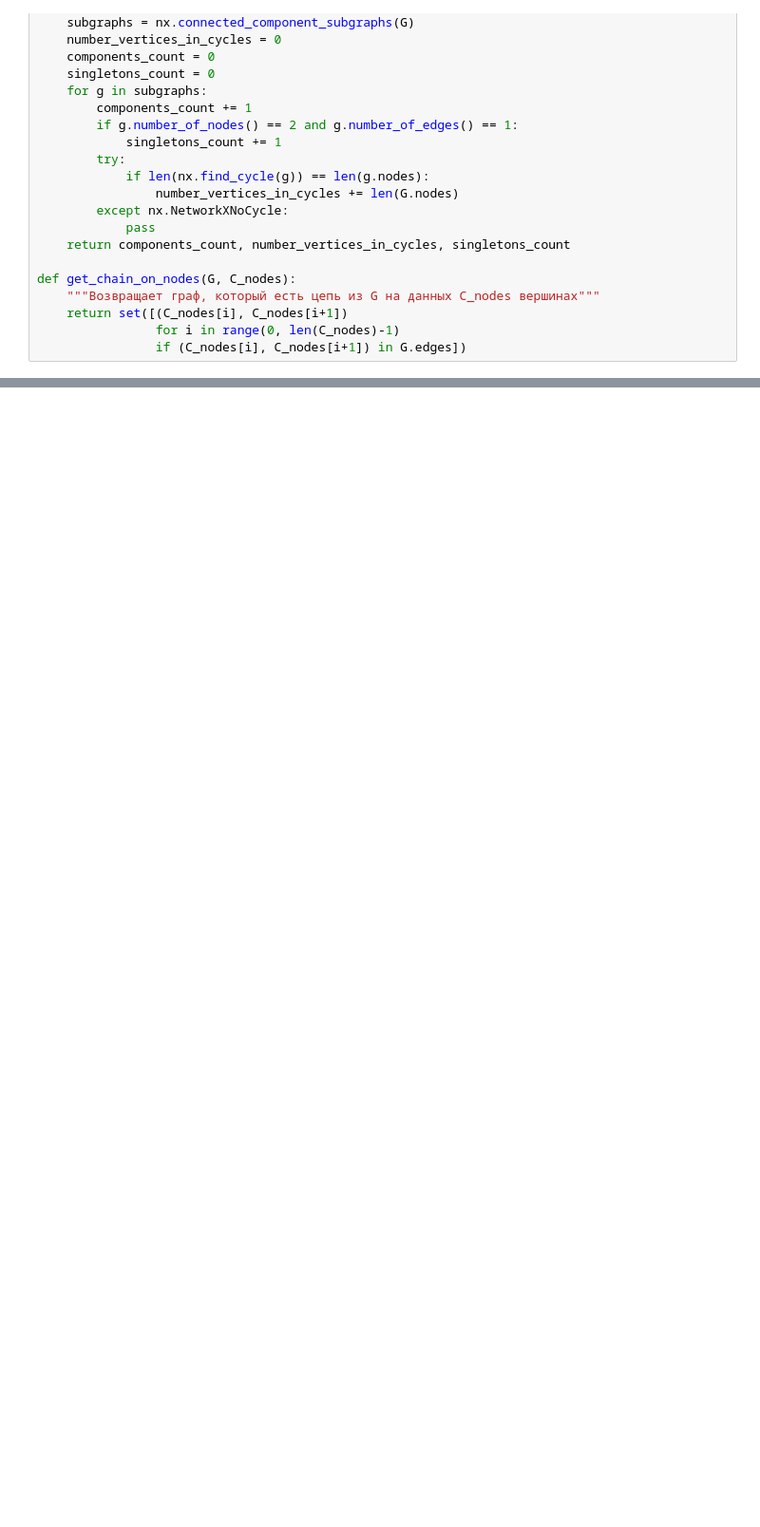
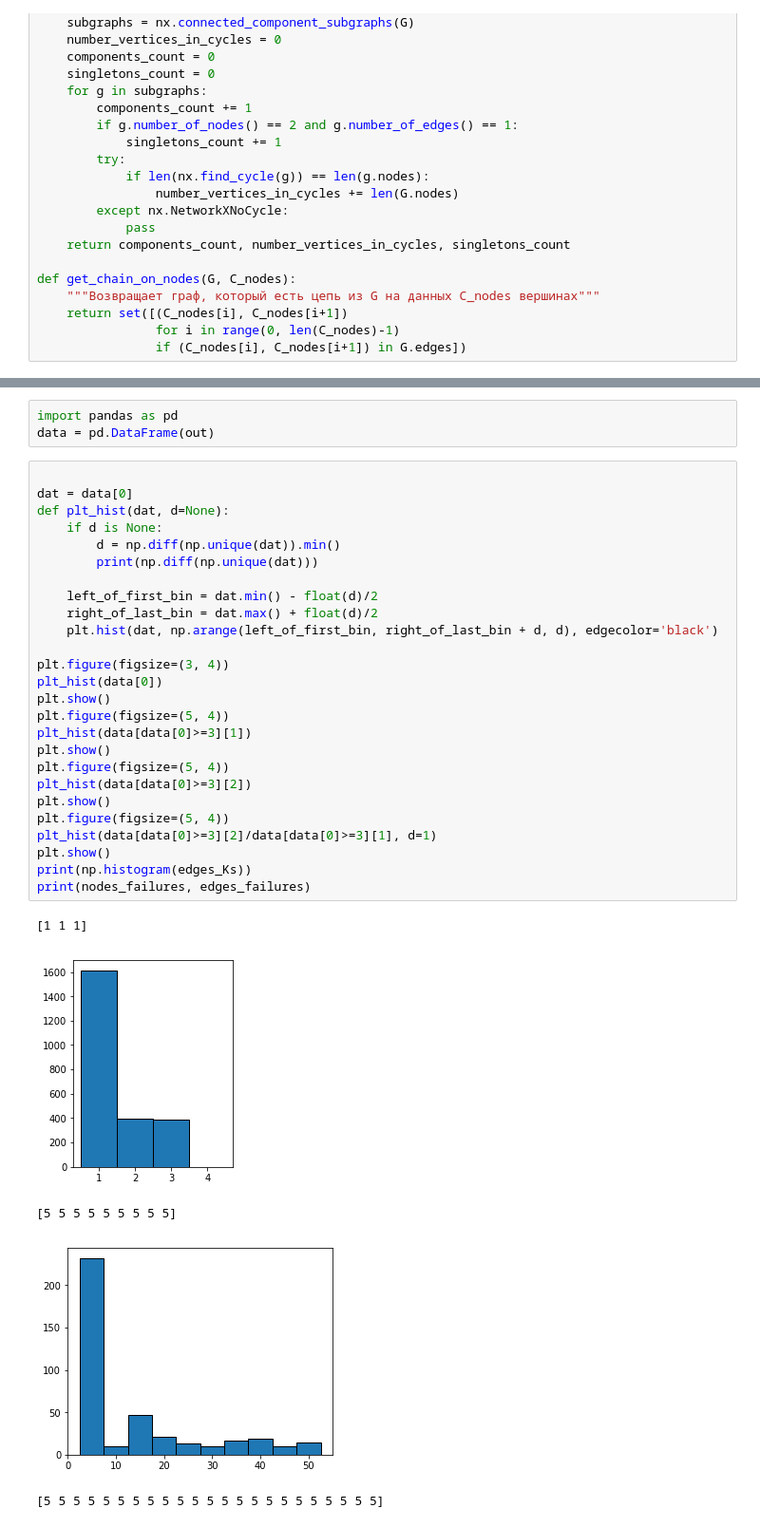
Before and after one commit to Wiki-fan/MIPT-all, a Jupyter notebook: K-IMPROV.ipynb, the cells around one changed output, grey strips where cells are left out. Shown at 95% size. Cells and saved outputs as stored; diff of their text form; blank space fills up the shorter version.

```diff
--- a/K-IMPROV.ipynb
+++ b/K-IMPROV.ipynb
@@ -401,0 +445,35 @@ True
+# %%
+import pandas as pd
+data = pd.DataFrame(out)
+# %%
+
+dat = data[0]
+def plt_hist(dat, d=None):
+    if d is None:
+        d = np.diff(np.unique(dat)).min()
+        print(np.diff(np.unique(dat)))
+
+    left_of_first_bin = dat.min() - float(d)/2
+    right_of_last_bin = dat.max() + float(d)/2
+    plt.hist(dat, np.arange(left_of_first_bin, right_of_last_bin + d, d), edgecolor='black')
+
+plt.figure(figsize=(3, 4))
+plt_hist(data[0])
+plt.show()
+plt.figure(figsize=(5, 4))
+plt_hist(data[data[0]>=3][1])
+plt.show()
+plt.figure(figsize=(5, 4))
+plt_hist(data[data[0]>=3][2])
+plt.show()
+plt.figure(figsize=(5, 4))
+plt_hist(data[data[0]>=3][2]/data[data[0]>=3][1], d=1)
+plt.show()
+print(np.histogram(edges_Ks))
+print(nodes_failures, edges_failures)
+# %% [output]
+[1 1 1]
+[figure, added]
+[5 5 5 5 5 5 5 5 5]
+[figure, added]
+[5 5 5 5 5 5 5 5 5 5 5 5 5 5 5 5 5 5 5 5 5 5 5]
```
Also changed, not shown: parts of 11 cells of this notebook, 19 other files.
